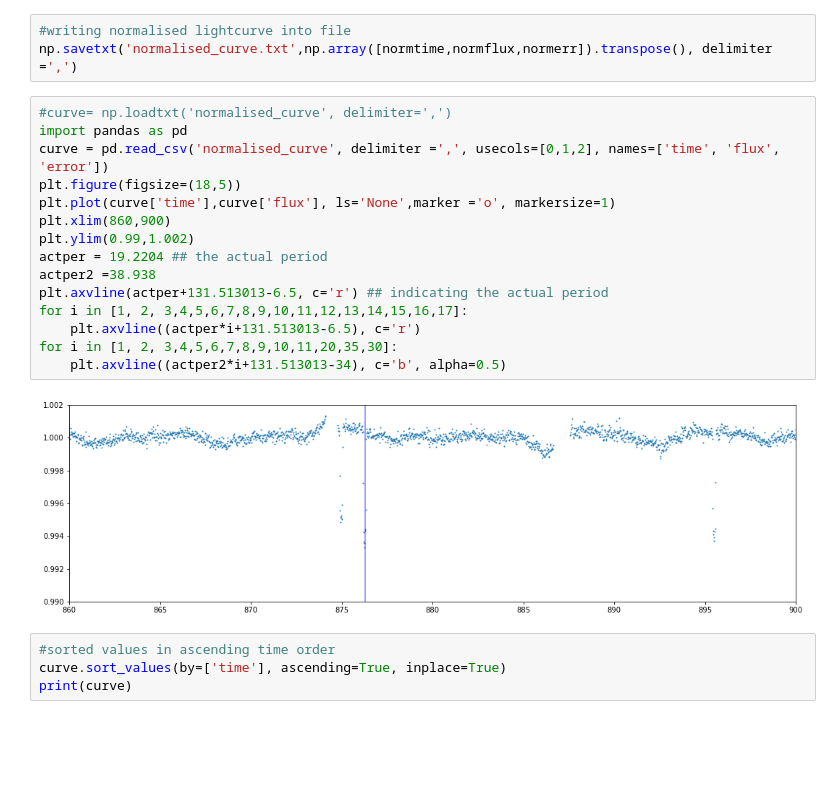
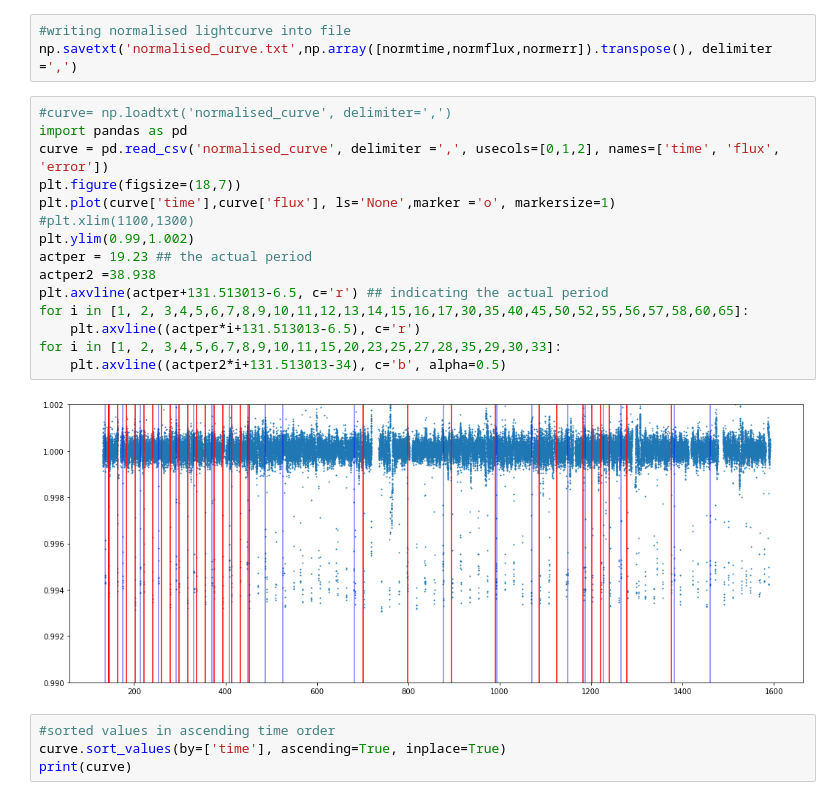
Before and after one commit to wfw23/Astrolabs, a Jupyter notebook: Chapter3_ExoLightCurves.ipynb, the cells around one changed output. Saved outputs shown, nothing was run; the diff lists cells and outputs as text; blank space fills up the shorter version.

Commit message:
light curve fitting

```diff
--- a/Chapter3_ExoLightCurves.ipynb
+++ b/Chapter3_ExoLightCurves.ipynb
@@ -345,20 +345,20 @@ np.savetxt('normalised_curve.txt',np.array([normtime,normflux,normerr]).transpos
 # %%
 #curve= np.loadtxt('normalised_curve', delimiter=',')
 import pandas as pd
 curve = pd.read_csv('normalised_curve', delimiter =',', usecols=[0,1,2], names=['time', 'flux', 'error'])
-plt.figure(figsize=(18,5))
+plt.figure(figsize=(18,7))
 plt.plot(curve['time'],curve['flux'], ls='None',marker ='o', markersize=1)
-plt.xlim(860,900)
+#plt.xlim(1100,1300)
 plt.ylim(0.99,1.002)
-actper = 19.2204 ## the actual period
+actper = 19.23 ## the actual period
 actper2 =38.938
 plt.axvline(actper+131.513013-6.5, c='r') ## indicating the actual period
-for i in [1, 2, 3,4,5,6,7,8,9,10,11,12,13,14,15,16,17]:
+for i in [1, 2, 3,4,5,6,7,8,9,10,11,12,13,14,15,16,17,30,35,40,45,50,52,55,56,57,58,60,65]:
     plt.axvline((actper*i+131.513013-6.5), c='r')
-for i in [1, 2, 3,4,5,6,7,8,9,10,11,20,35,30]:
+for i in [1, 2, 3,4,5,6,7,8,9,10,11,15,20,23,25,27,28,35,29,30,33]:
     plt.axvline((actper2*i+131.513013-34), c='b', alpha=0.5)
 # %% [output]
-[figure, old version]
+[figure, new version]
 # %%
 #sorted values in ascending time order
 curve.sort_values(by=['time'], ascending=True, inplace=True)
```
Also changed, not shown: parts of 15 cells of this notebook, 5 other files.
